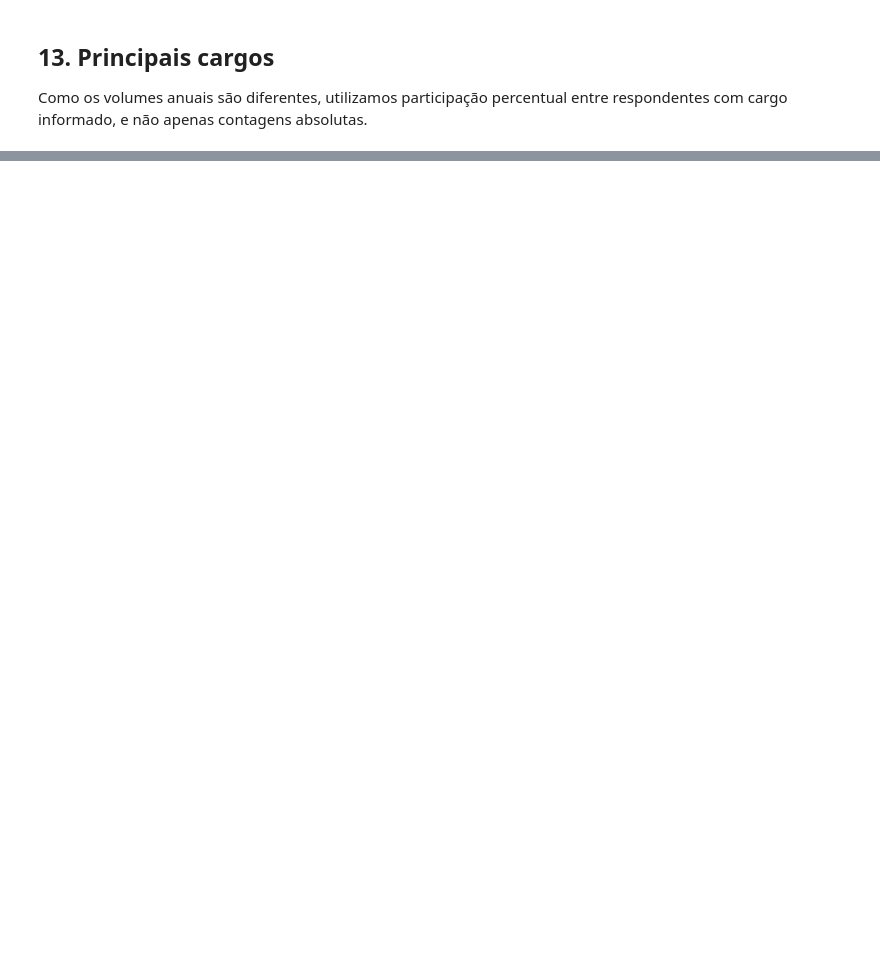
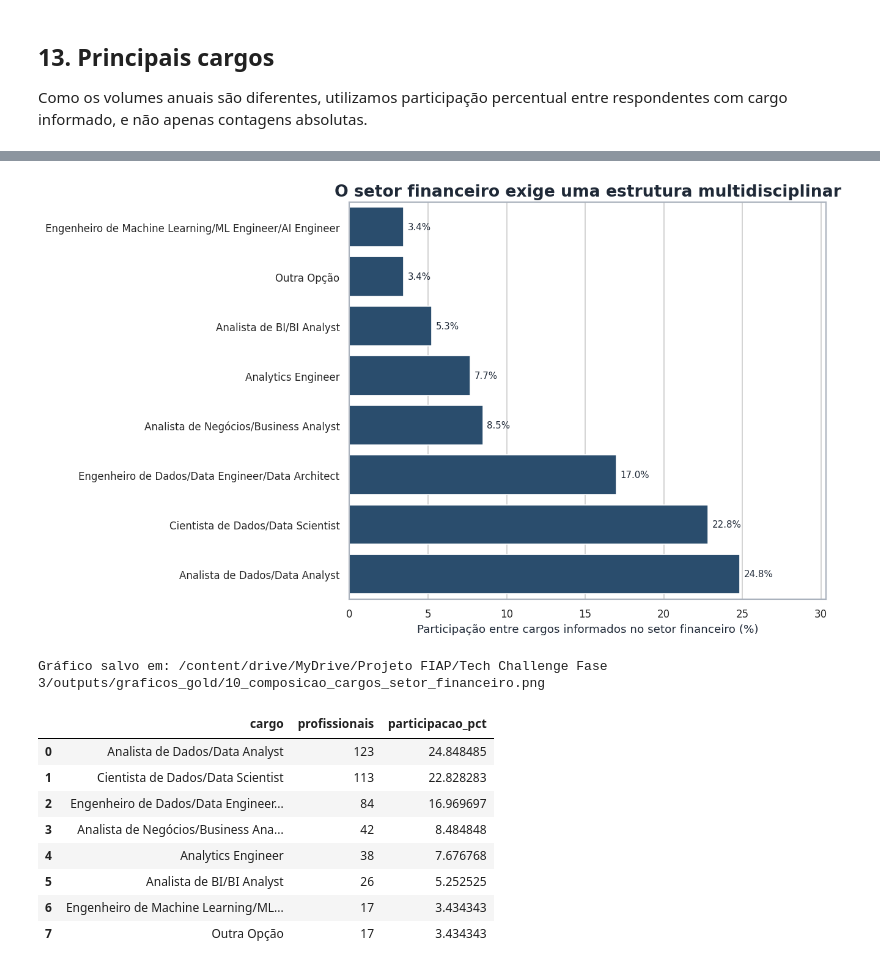
Before and after one commit to bsc1990/fiap_case_state_of_data, a Jupyter notebook: fiap-state-of-data/notebooks/04_analise_gold.ipynb, the cells around one changed output, grey strips where cells are left out. Saved outputs shown, nothing was run; the diff lists cells and outputs as text; code cells hidden in the pictures; blank space fills up the shorter version.

```diff
--- a/fiap-state-of-data/notebooks/04_analise_gold.ipynb
+++ b/fiap-state-of-data/notebooks/04_analise_gold.ipynb
@@ -814,0 +889,38 @@ A diferença salarial agregada entre homens e mulheres permanece relevante, mas
+# %%
+# Calcula a composição dos cargos informados no setor financeiro em 2025
+cargos_financeiro = (
+    df_mercado[
+        (df_mercado["ano_pesquisa"].eq(ANO_REFERENCIA)) &
+        (df_mercado["setor"].eq(SETOR_FINANCEIRO))
+    ]
+    .dropna(subset=["cargo"])["cargo"]
+    .value_counts()
+    .rename_axis("cargo")
+    .reset_index(name="profissionais")
+)
+cargos_financeiro["participacao_pct"] = 100 * cargos_financeiro["profissionais"] / cargos_financeiro["profissionais"].sum()
+cargos_financeiro = cargos_financeiro.head(8).sort_values("participacao_pct")
+
+plt.figure(figsize=(11, 6.5))
+ax = sns.barplot(data=cargos_financeiro, x="participacao_pct", y="cargo", color=CORES["azul"])
+plt.title("O setor financeiro exige uma estrutura multidisciplinar")
+plt.xlabel("Participação entre cargos informados no setor financeiro (%)")
+plt.ylabel("")
+for container in ax.containers:
+    ax.bar_label(container, fmt="%.1f%%", padding=4, fontsize=9)
+plt.xlim(0, cargos_financeiro["participacao_pct"].max() * 1.22)
+salvar_grafico("10_composicao_cargos_setor_financeiro.png")
+
+display(cargos_financeiro.sort_values("participacao_pct", ascending=False))
+# %% [output]
+[figure, added]
+Gráfico salvo em: /content/drive/MyDrive/Projeto FIAP/Tech Challenge Fase 3/outputs/graficos_gold/10_composicao_cargos_setor_financeiro.png
+|  | cargo | profissionais | participacao_pct |
+| 0 | Analista de Dados/Data Analyst | 123 | 24.848485 |
+| 1 | Cientista de Dados/Data Scientist | 113 | 22.828283 |
+| 2 | Engenheiro de Dados/Data Engineer... | 84 | 16.969697 |
+| 3 | Analista de Negócios/Business Ana... | 42 | 8.484848 |
+| 4 | Analytics Engineer | 38 | 7.676768 |
+| 5 | Analista de BI/BI Analyst | 26 | 5.252525 |
+| 6 | Engenheiro de Machine Learning/ML... | 17 | 3.434343 |
+| 7 | Outra Opção | 17 | 3.434343 |
```
Also changed, not shown: parts of 32 cells of this notebook, 8 other files.
